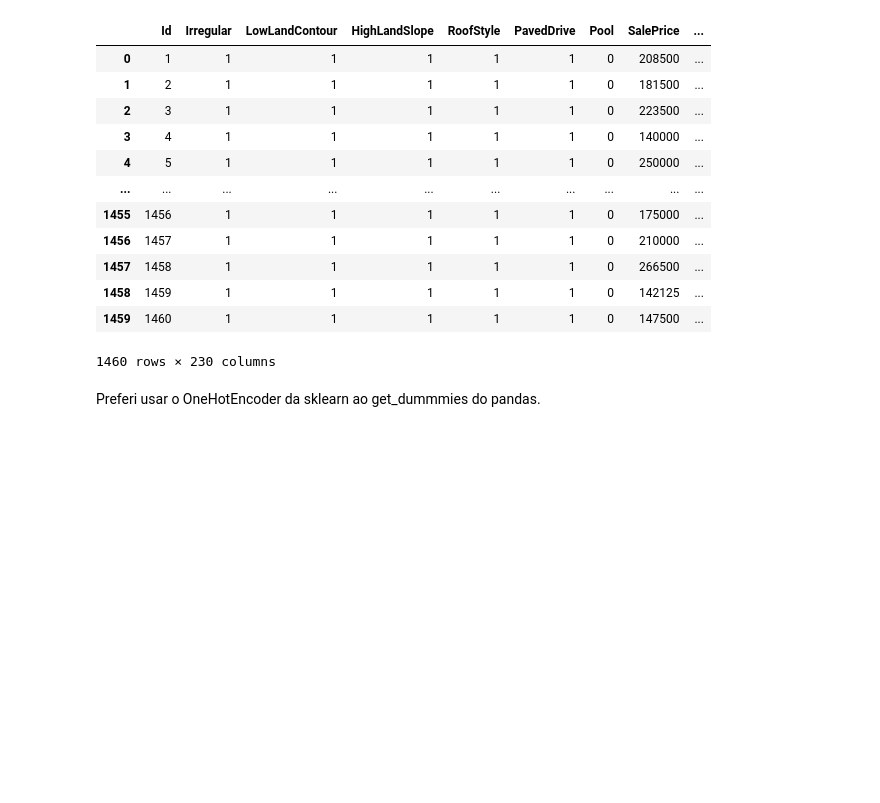
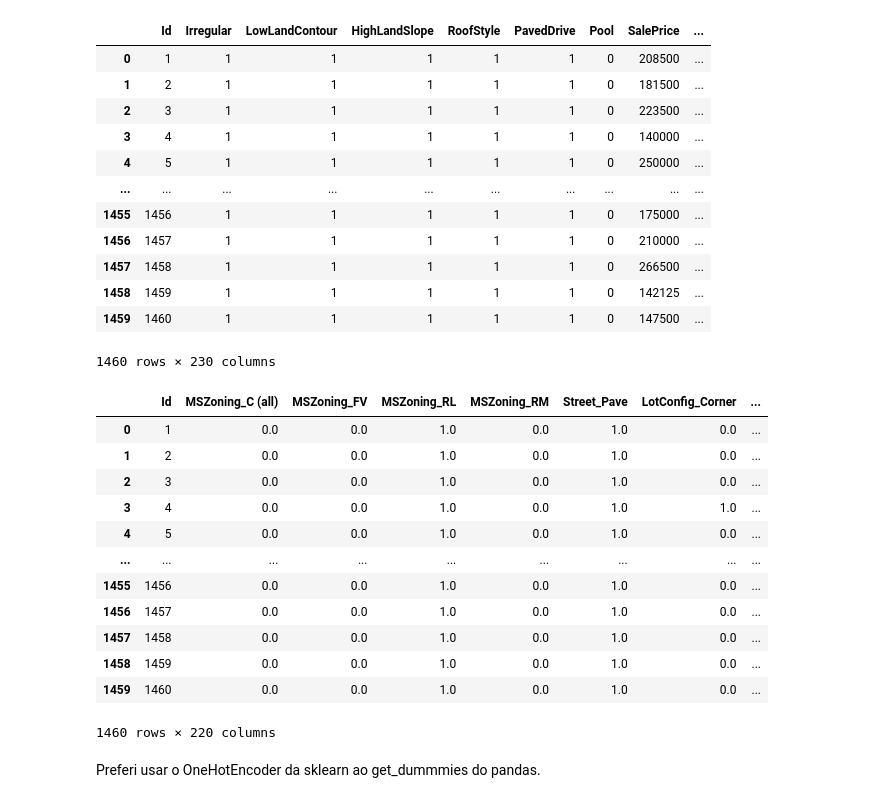
Before and after one commit to maris-silva/competicao_DS, a Jupyter notebook: limpeza_e_analise.ipynb, the cells around one changed output. Saved outputs shown, nothing was run; the diff lists cells and outputs as text; code cells hidden in the pictures; blank space fills up the shorter version.

```diff
--- a/advanced_sales_prices.ipynb
+++ b/limpeza_e_analise.ipynb
@@ -690,7 +666,23 @@ ohe = OneHotEncoder(drop = 'if_binary', sparse_output=False)
 data = ohe.fit_transform(df_categorical.select_dtypes(include='object'))
 features = ohe.get_feature_names_out()
 data = pd.DataFrame(data, columns = features)
-df_categorical = pd.concat(df_categorical['Id'], data)
+df_categorical = pd.concat([df_categorical['Id'], data], axis = 1)
+# %%
+df_categorical
+# %% [output]
+|  | Id | MSZoning_C (all) | MSZoning_FV | MSZoning_RL | MSZoning_RM | Street_Pave | LotConfig_Corner | ... |
+| 0 | 1 | 0.0 | 0.0 | 1.0 | 0.0 | 1.0 | 0.0 | ... |
+| 1 | 2 | 0.0 | 0.0 | 1.0 | 0.0 | 1.0 | 0.0 | ... |
+| 2 | 3 | 0.0 | 0.0 | 1.0 | 0.0 | 1.0 | 0.0 | ... |
+| 3 | 4 | 0.0 | 0.0 | 1.0 | 0.0 | 1.0 | 1.0 | ... |
+| 4 | 5 | 0.0 | 0.0 | 1.0 | 0.0 | 1.0 | 0.0 | ... |
+| ... | ... | ... | ... | ... | ... | ... | ... | ... |
+| 1455 | 1456 | 0.0 | 0.0 | 1.0 | 0.0 | 1.0 | 0.0 | ... |
+| 1456 | 1457 | 0.0 | 0.0 | 1.0 | 0.0 | 1.0 | 0.0 | ... |
+| 1457 | 1458 | 0.0 | 0.0 | 1.0 | 0.0 | 1.0 | 0.0 | ... |
+| 1458 | 1459 | 0.0 | 0.0 | 1.0 | 0.0 | 1.0 | 0.0 | ... |
+| 1459 | 1460 | 0.0 | 0.0 | 1.0 | 0.0 | 1.0 | 0.0 | ... |
+1460 rows × 220 columns
 # %% [markdown]
 Preferi usar o OneHotEncoder da sklearn ao get_dummmies do pandas.
 # %% [markdown]
```
Also changed, not shown: parts of 7 cells of this notebook, 1 other file.
